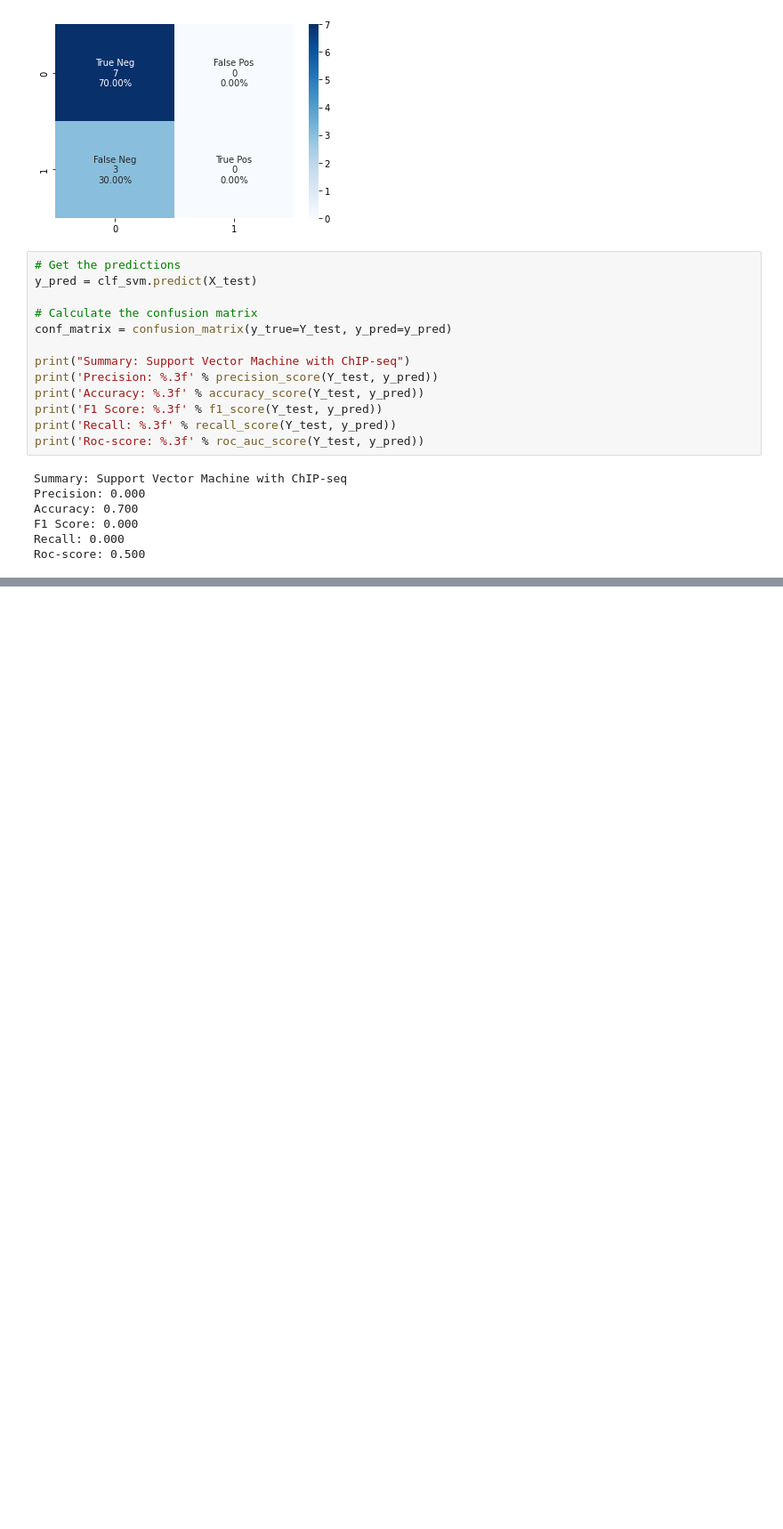
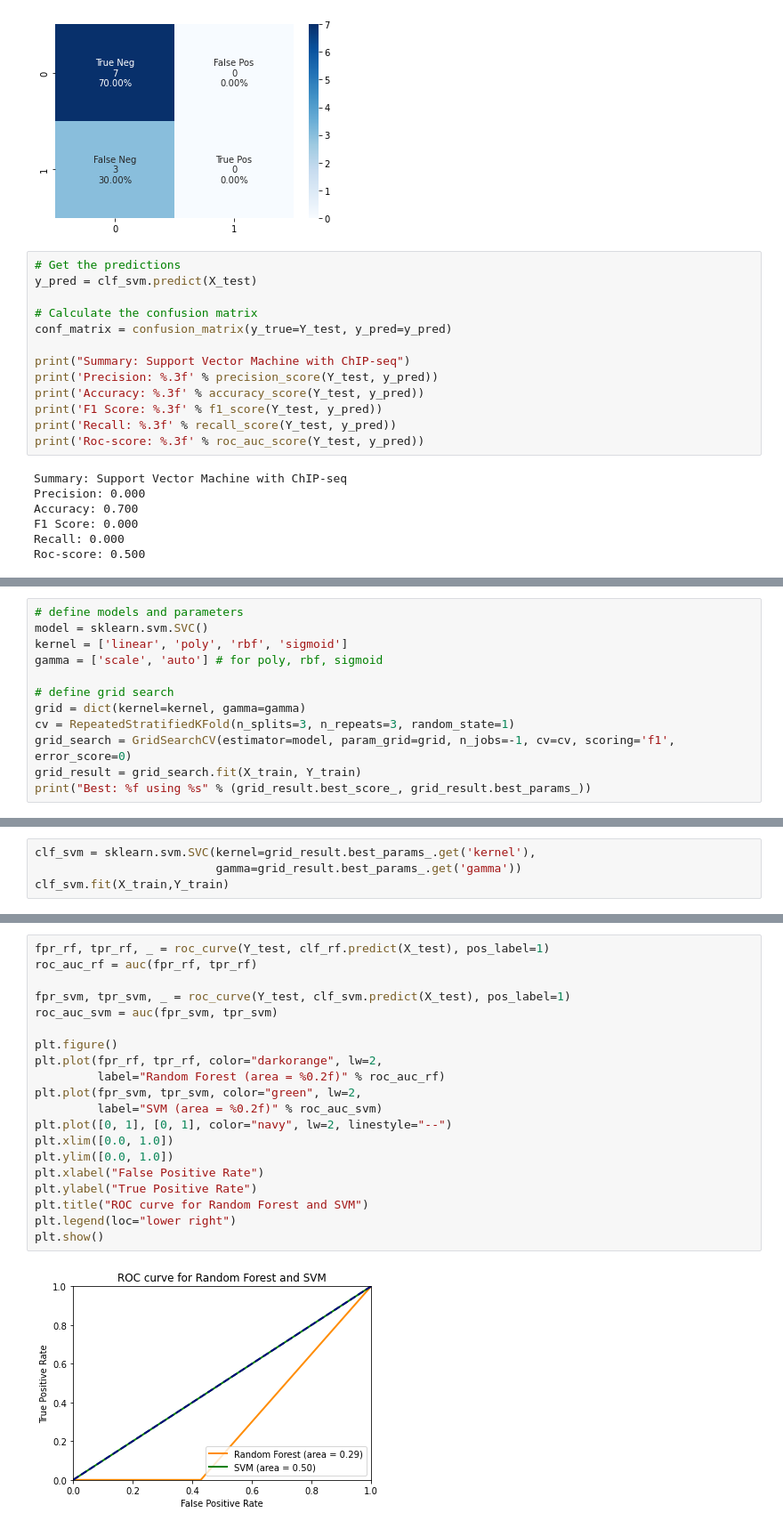
Before and after one commit to nepsygirl/DataScience_finalProjekt_Group2, a Jupyter notebook: notebook.ipynb, the cells around one changed output, grey strips where cells are left out. Shown at 89% size. Drawn from its saved outputs; the diff is of its cells as text; blank space fills up the shorter version.

Commit message:
Precision problem addition
Added second ML model to SVM ChIP-seq that maximizes for f1 instead of accuracy

```diff
--- a/notebook.ipynb
+++ b/notebook.ipynb
@@ -1381,0 +1377,12 @@ plt.show()
+# %%
+# define models and parameters
+model = sklearn.svm.SVC()
+kernel = ['linear', 'poly', 'rbf', 'sigmoid']
+gamma = ['scale', 'auto'] # for poly, rbf, sigmoid
+
+# define grid search
+grid = dict(kernel=kernel, gamma=gamma)
+cv = RepeatedStratifiedKFold(n_splits=3, n_repeats=3, random_state=1)
+grid_search = GridSearchCV(estimator=model, param_grid=grid, n_jobs=-1, cv=cv, scoring='f1', error_score=0)
+grid_result = grid_search.fit(X_train, Y_train)
+print("Best: %f using %s" % (grid_result.best_score_, grid_result.best_params_))
@@ -1381,0 +1391,4 @@ plt.show()
+# %%
+clf_svm = sklearn.svm.SVC(kernel=grid_result.best_params_.get('kernel'),
+                          gamma=grid_result.best_params_.get('gamma'))
+clf_svm.fit(X_train,Y_train)
@@ -1381,0 +1440,22 @@ plt.show()
+# %%
+fpr_rf, tpr_rf, _ = roc_curve(Y_test, clf_rf.predict(X_test), pos_label=1)
+roc_auc_rf = auc(fpr_rf, tpr_rf)
+
+fpr_svm, tpr_svm, _ = roc_curve(Y_test, clf_svm.predict(X_test), pos_label=1)
+roc_auc_svm = auc(fpr_svm, tpr_svm)
+
+plt.figure()
+plt.plot(fpr_rf, tpr_rf, color="darkorange", lw=2,
+         label="Random Forest (area = %0.2f)" % roc_auc_rf)
+plt.plot(fpr_svm, tpr_svm, color="green", lw=2,
+         label="SVM (area = %0.2f)" % roc_auc_svm)
+plt.plot([0, 1], [0, 1], color="navy", lw=2, linestyle="--")
+plt.xlim([0.0, 1.0])
+plt.ylim([0.0, 1.0])
+plt.xlabel("False Positive Rate")
+plt.ylabel("True Positive Rate")
+plt.title("ROC curve for Random Forest and SVM")
+plt.legend(loc="lower right")
+plt.show()
+# %% [output]
+[figure, added]
```
Also changed, not shown: parts of 21 cells of this notebook.
